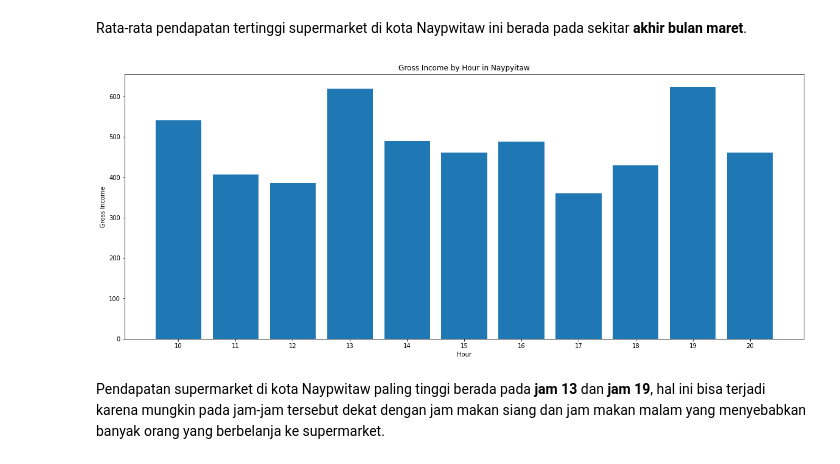
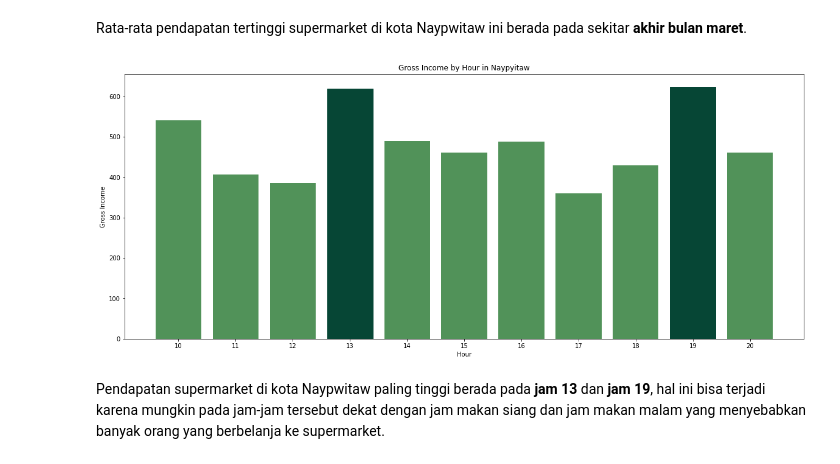
Before and after one commit to Penzragon/h8dsft_Milestone1, a Jupyter notebook: script.ipynb, the cells around one changed output. Cells and saved outputs as stored; diff of their text form; code cells hidden in the pictures.

```diff
--- a/script.ipynb
+++ b/script.ipynb
@@ -272,14 +282,16 @@ plt.show()
 Rata-rata pendapatan tertinggi supermarket di kota Naypwitaw ini berada pada sekitar **akhir bulan maret**.
 # %%
 plt.figure(figsize=(20, 8))
-plt.bar(sales[sales.city == 'Naypyitaw'].groupby(sales.datetime.dt.hour).gross_income.sum().index, sales[sales.city == 'Naypyitaw'].groupby(sales.datetime.dt.hour).gross_income.sum())
+ax = plt.bar(sales[sales.city == 'Naypyitaw'].groupby(sales.datetime.dt.hour).gross_income.sum().index, sales[sales.city == 'Naypyitaw'].groupby(sales.datetime.dt.hour).gross_income.sum(), color='#519259')
+ax[3].set_color('#064635')
+ax[9].set_color('#064635')
 plt.title('Gross Income by Hour in Naypyitaw')
 plt.xlabel('Hour')
 plt.xticks(sales.datetime.dt.hour.unique())
 plt.ylabel('Gross Income')
 plt.show()
 # %% [output]
-[figure, old version]
+[figure, new version]
 # %% [markdown]
 Pendapatan supermarket di kota Naypwitaw paling tinggi berada pada **jam 13** dan **jam 19**, hal ini bisa terjadi karena mungkin pada jam-jam tersebut dekat dengan jam makan siang dan jam makan malam yang menyebabkan banyak orang yang berbelanja ke supermarket.
 # %%
```
Also changed, not shown: parts of 7 cells of this notebook.
